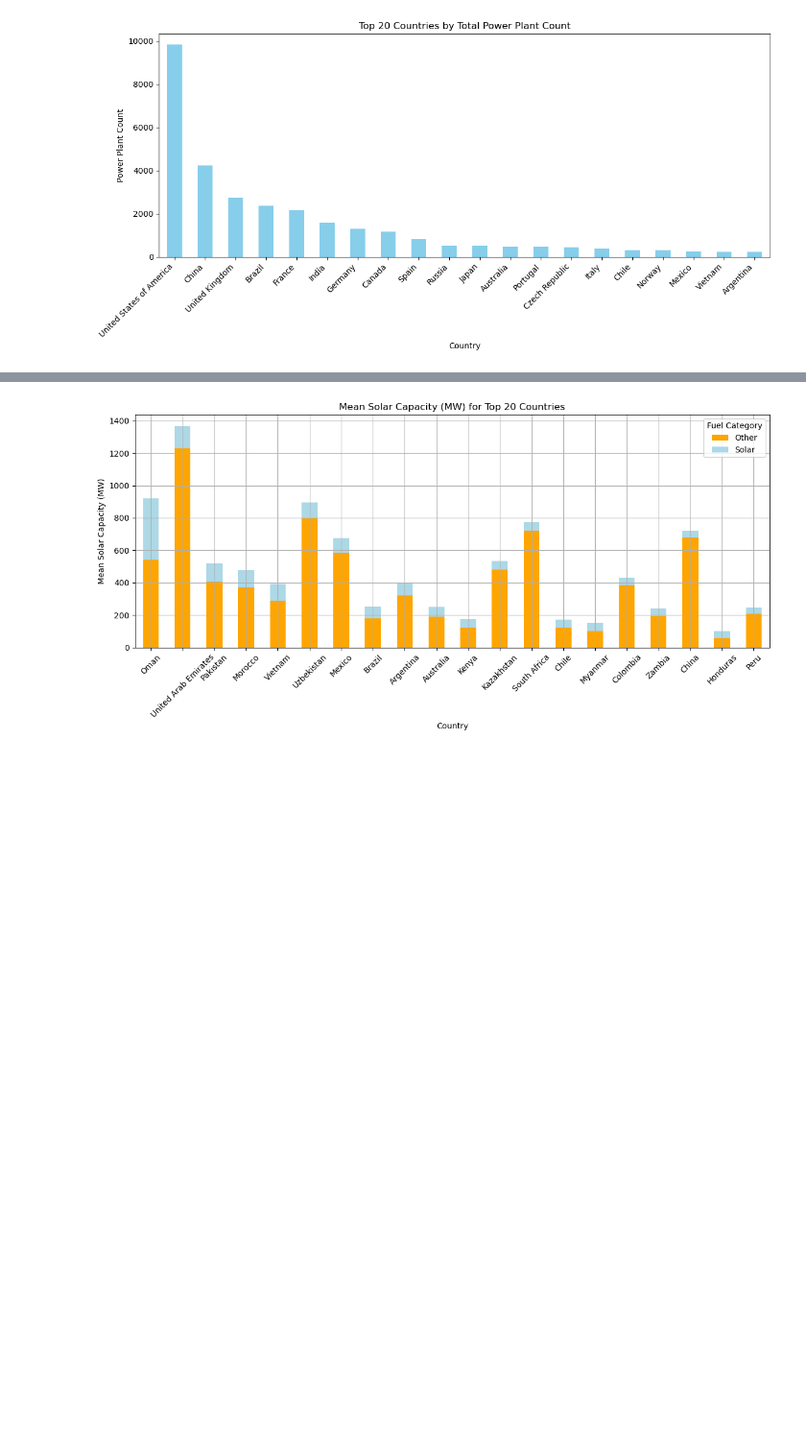
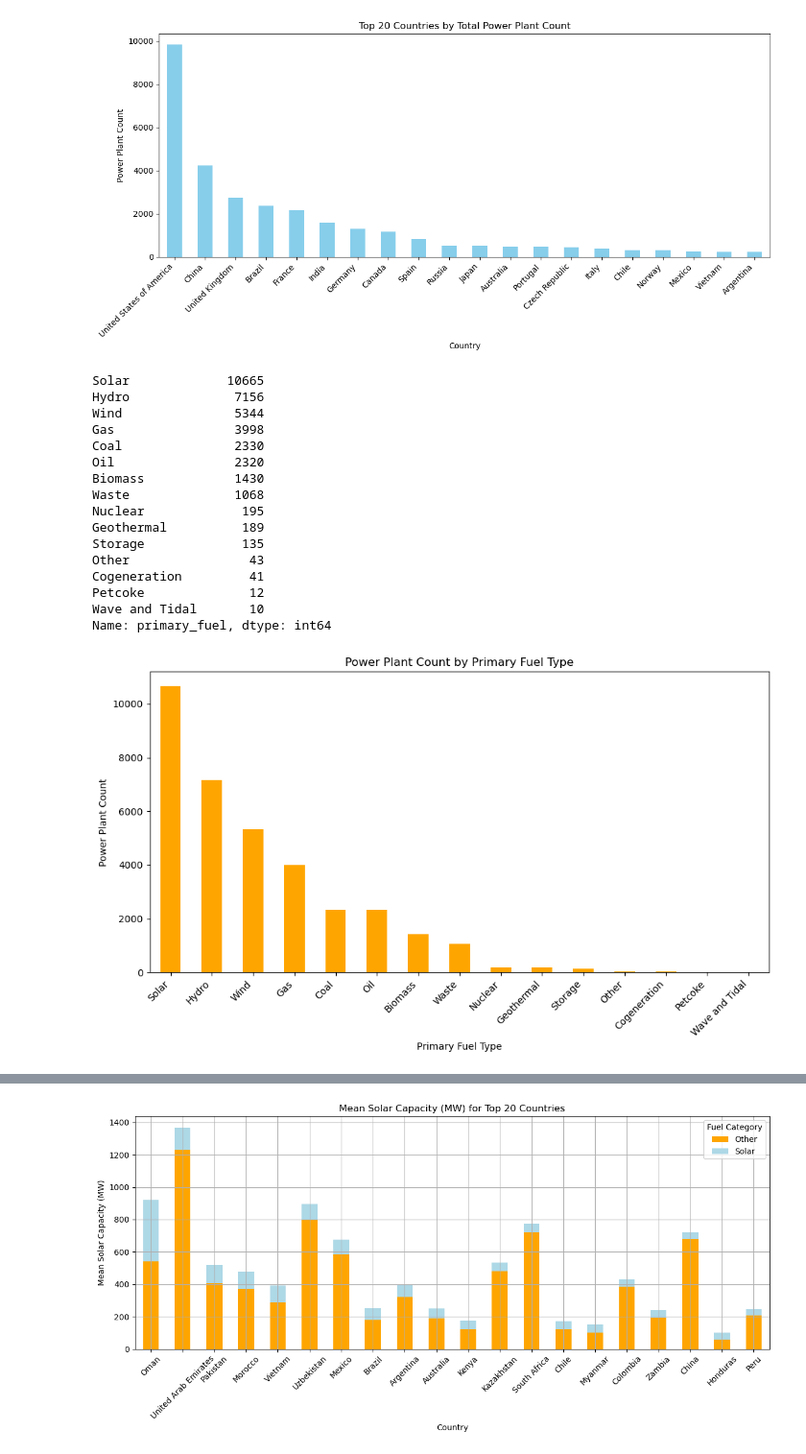
Before and after one commit to VanHg33/Project4, a Jupyter notebook: ETL/data_cleaning.ipynb, the cells around one changed output, grey strips where cells are left out. Shown at 96% size. Drawn from its saved outputs; the diff is of its cells as text; code cells hidden in the pictures; blank space fills up the shorter version.

```diff
--- a/ETL/data_cleaning.ipynb
+++ b/ETL/data_cleaning.ipynb
@@ -79,3 +80,35 @@ plt.tight_layout()
 plt.show()
 # %% [output]
 [figure]
+# %%
+# Power Plant count by Primary Fuel Type
+solar_plant_count = pd.value_counts(cleaned_global_power_plant_df["primary_fuel"])
+print(solar_plant_count)
+
+# Plotting a bar chart
+plt.figure(figsize=(10, 6))
+solar_plant_count.plot(kind='bar', color='orange')
+plt.title('Power Plant Count by Primary Fuel Type')
+plt.xlabel('Primary Fuel Type')
+plt.ylabel('Power Plant Count')
+plt.xticks(rotation=45, ha='right')  # Rotate x-axis labels for better visibility
+plt.tight_layout()
+plt.show()
+# %% [output]
+Solar             10665
+Hydro              7156
+Wind               5344
+Gas                3998
+Coal               2330
+Oil                2320
+Biomass            1430
+Waste              1068
+Nuclear             195
+Geothermal          189
+Storage             135
+Other                43
+Cogeneration         41
+Petcoke              12
+Wave and Tidal       10
+Name: primary_fuel, dtype: int64
+[figure, added]
```
Also changed, not shown: parts of 5 cells of this notebook, 13 other files.
